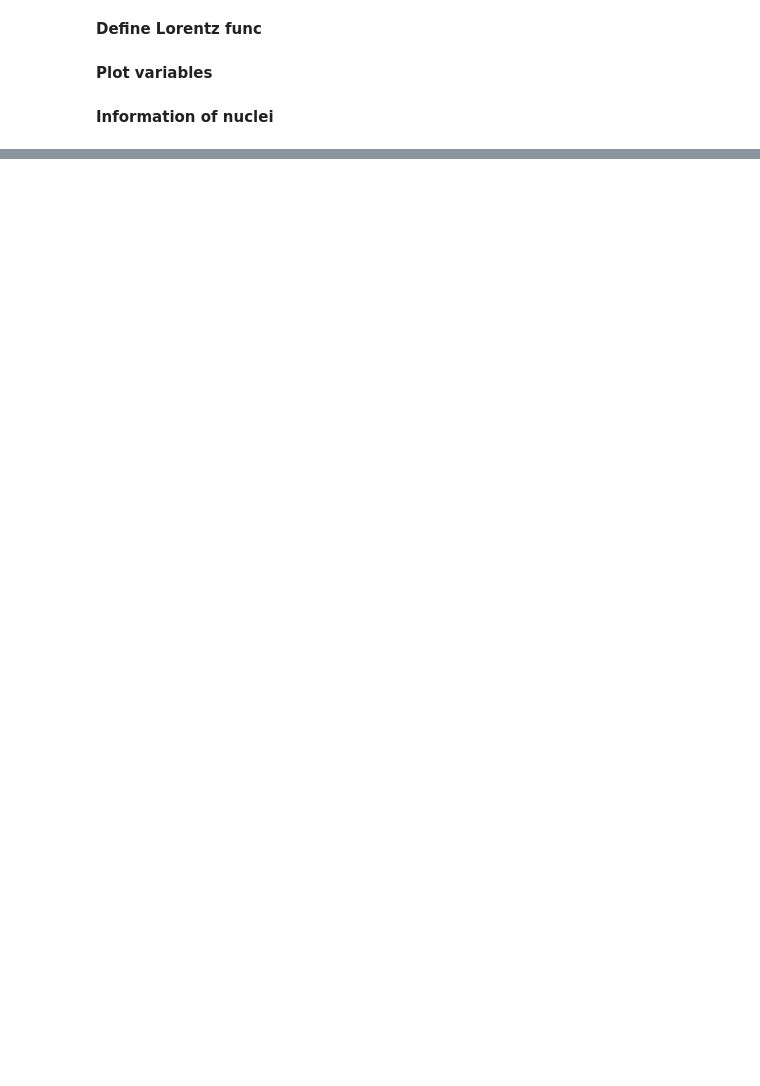
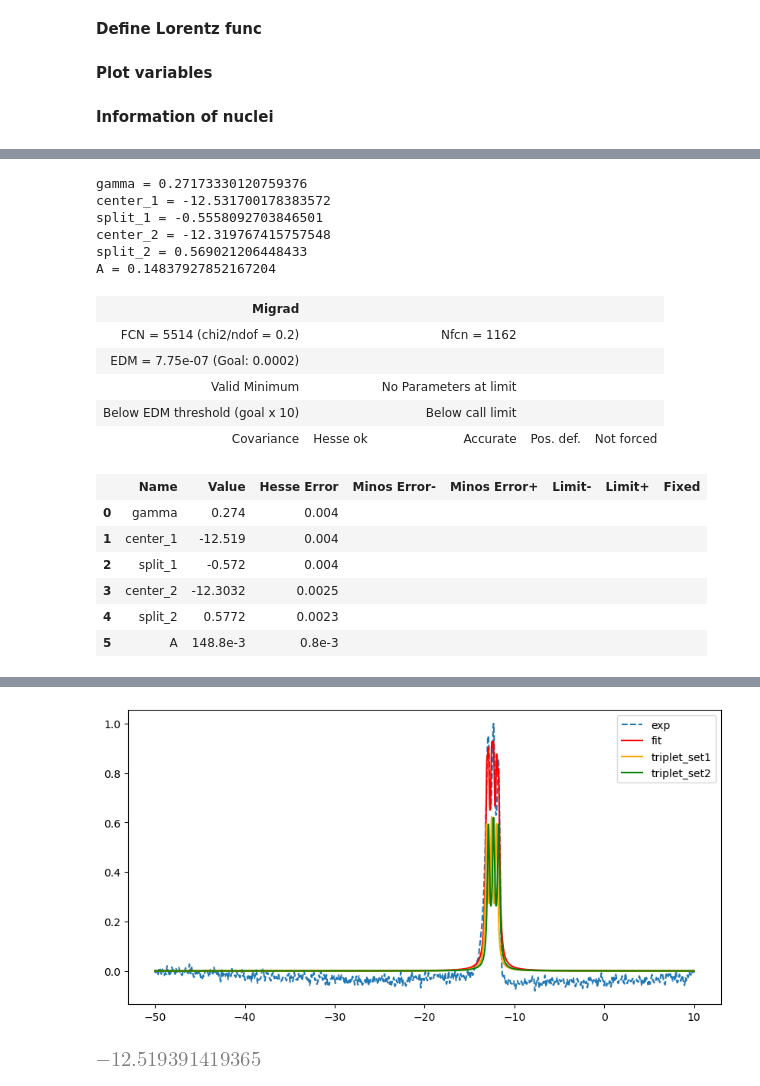
Before and after one commit to AstrobioShiva/Script_project, a Jupyter notebook: visualize_peaks.ipynb, the cells around one changed output, grey strips where cells are left out. Drawn from its saved outputs; the diff is of its cells as text; code cells hidden in the pictures; blank space fills up the shorter version.

```diff
--- a/visualize_peaks.ipynb
+++ b/visualize_peaks.ipynb
@@ -29,0 +76,38 @@ peaks = int(2*m)
+# %%
+least_squares = LeastSquares(x, yData, 0.1, lorentz_cluster)
+m = Minuit(least_squares, gamma = 1, center_1 = -10, split_1 = 2, center_2 = -10, split_2 = 2, A = 1).migrad()
+
+# corr_mat = (m.covariance.correlation())
+# print(corr_mat)
+# print(m.migrad())
+triplet_1 = lorentz_multi(x, m.values['gamma'], m.values['center_1'], m.values['split_1'], m.values['A'])
+triplet_2 = lorentz_multi(x, m.values['gamma'], m.values['center_2'], m.values['split_2'], m.values['A'])
+plt.figure(figsize=(10,5))
+plt.plot(x, yData, '--', label="exp")
+plt.plot(x, lorentz_cluster(x, *m.values), label="fit", color = 'red')
+plt.plot(x,triplet_1, label = "triplet_set1",color = "orange")
+plt.plot(x,triplet_2, label = "triplet_set2",color = "green")
+plt.legend()
+for key, value in zip(m.parameters, m.values):
+    print(f"{key} = {value}")
+m.migrad()
+# %% [output]
+gamma = 0.27173330120759376
+center_1 = -12.531700178383572
+split_1 = -0.5558092703846501
+center_2 = -12.319767415757548
+split_2 = 0.569021206448433
+A = 0.14837927852167204
+| Migrad |  |  |  |  |
+| FCN = 5514 (chi2/ndof = 0.2) |  | Nfcn = 1162 |  |  |
+| EDM = 7.75e-07 (Goal: 0.0002) |  |  |  |  |
+| Valid Minimum |  | No Parameters at limit |  |  |
+| Below EDM threshold (goal x 10) |  | Below call limit |  |  |
+| Covariance | Hesse ok | Accurate | Pos. def. | Not forced |
+|  | Name | Value | Hesse Error | Minos Error- | Minos Error+ | Limit- | Limit+ | Fixed |
+| 0 | gamma | 0.274 | 0.004 |  |  |  |  |  |
+| 1 | center_1 | -12.519 | 0.004 |  |  |  |  |  |
+| 2 | split_1 | -0.572 | 0.004 |  |  |  |  |  |
+| 3 | center_2 | -12.3032 | 0.0025 |  |  |  |  |  |
+| 4 | split_2 | 0.5772 | 0.0023 |  |  |  |  |  |
+| 5 | A | 148.8e-3 | 0.8e-3 |  |  |  |  |  |
@@ -30,2 +121,7 @@ peaks = int(2*m)
+[figure, added]
+# %%
+m.values['center_1']
+# %% [output]
+[figure, added]
 # %%
 
```
Also changed, not shown: parts of 10 cells of this notebook, 7 other files.
